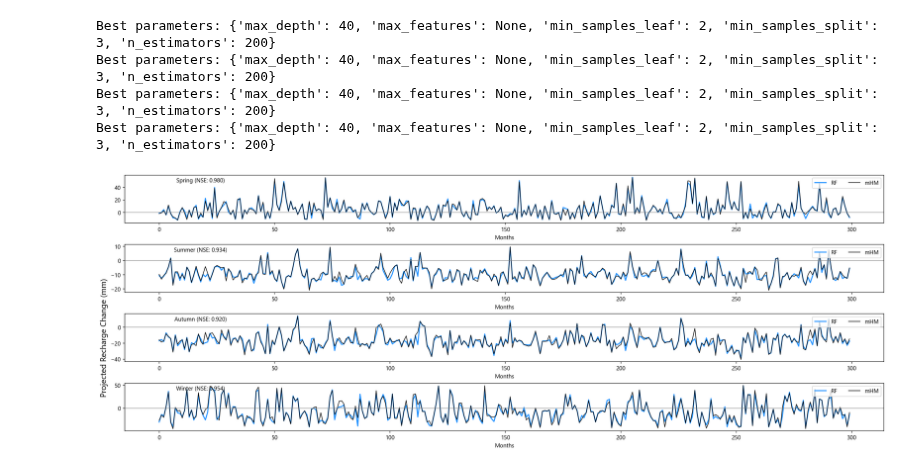
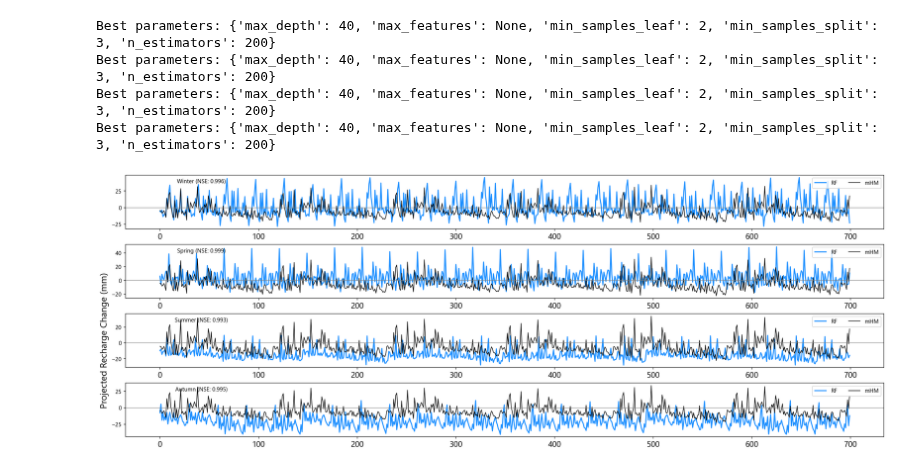
Before and after one commit to klekarkar/pre_post_process_mHM, a Jupyter notebook: recharge_attribution.ipynb, the cells around one changed output. Saved outputs shown, nothing was run; the diff lists cells and outputs as text; code cells hidden in the pictures.

Commit message:
random selection

```diff
--- a/recharge_attribution.ipynb
+++ b/recharge_attribution.ipynb
@@ -315,5 +344,3 @@ def extract_season_df(df_regions, season):
 # %%
-df_summer = extract_season_df(df_regions, 'summer')
-df_spring = extract_season_df(df_regions, 'spring')
-df_winter = extract_season_df(df_regions, 'winter')
-df_autumn = extract_season_df(df_regions, 'autumn')
+seasons = ['winter', 'spring', 'summer', 'autumn']
+lagged_seasonal_df_list= extract_season_df(df_list_seasons, seasons)
@@ -340,37 +379,37 @@ df_autumn = extract_season_df(df_regions, 'autumn')
 # %% [markdown]
 #### RF for seasonal recharge
 # %%
-def rF_emulator(df_regions, region_names):
+def rF_emulator(df_train, region_names, y_test):
     """
     Build Random Forest emulator for seasonal recharge attribution.
 
     Parameters
     ----------
-    df_regions : pd.DataFrame
+    df_train : pd.DataFrame
         DataFrame containing columns 'wa', 'pet', 'pre', 'recharge', 'roi' and 'season'.
     region_names : list of str
         All regions, or a specific region name in 'roi' column.
+    y_test : array-like
+        True values for testing.
     Returns
     -------
     dict
         Dictionary containing trained Random Forest models for each season.
 
     """
-    df_regions = df_regions[df_regions['roi'].isin(region_names)]
+    df_region = df_train[df_train['roi'].isin(region_names)]
 
     seasonal_emulators = {}
 
-    for season in df_regions['season'].unique():
-
-        df_season = extract_season_df(df_regions, season)
-
+    for season in df_region['season'].unique():
+        df_season = df_region[df_region['season'] == season]
         #Add lagged water availability
         df_season = df_season.copy()
         X = df_season[['pet', 'pre', 'wa_lag1']].values
         y = df_season['recharge'].values
 
         # Split the data into training and testing sets
-        X_train, X_test, y_train, y_test = train_test_split(X, y, test_size=0.4, random_state=42)
+        # X_train, X_test, y_train, y_test = train_test_split(X, y, test_size=0.4, random_state=42)
 
         param_grid = {
             'n_estimators': [200],        # Number of trees in the forest
@@ -389,7 +428,8 @@ def rF_emulator(df_regions, region_names):
         )
 
         # Fit the model
-        grid_search.fit(X_train, y_train)
+        # grid_search.fit(X_train, y_train)
+        grid_search.fit(X, y) #since we have already separated train and test data
 
         best_params = grid_search.best_params_
         best_model = grid_search.best_estimator_
@@ -397,13 +437,13 @@ def rF_emulator(df_regions, region_names):
         print(f"Best parameters: {best_params}")
 
         # Make predictions with the best model
-        y_pred = best_model.predict(X_test)
+        y_pred = best_model.predict(X)
 
         # Calculate the performance metrics
         # mse = mean_squared_error(y_test, y_pred)
         # rmse = np.sqrt(mse)
-        r2 = r2_score(y_test, y_pred)
-        nse = 1 - (np.sum((y_test - y_pred)**2) / np.sum((y_test - y_test.mean())**2))
+        r2 = r2_score(y, y_pred)
+        nse = 1 - (np.sum((y - y_pred)**2) / np.sum((y - y.mean())**2))
 
         seasonal_emulators[season] = {
             'model': best_model,
@@ -434,6 +457,7 @@ df_regions
 # %%
-region_names = ['Ardennen', 'Ardennen_L', ]  # or subset
-seasonal_emulators = rF_emulator(df_regions, region_names)
+region_names = ['Ardennen', 'Ardennen_L']
+y_test = df_test['recharge'].values
+seasonal_emulators = rF_emulator(df_train=df_train, region_names=region_names, y_test=y_test)
 # %% [output]
 Best parameters: {'max_depth': 40, 'max_features': None, 'min_samples_leaf': 2, 'min_samples_split': 3, 'n_estimators': 200}
 Best parameters: {'max_depth': 40, 'max_features': None, 'min_samples_leaf': 2, 'min_samples_split': 3, 'n_estimators': 200}
@@ -442,26 +466,26 @@ Best parameters: {'max_depth': 40, 'max_features': None, 'min_samples_leaf': 2,
 # %%
 #plot the results vs the observed values
 fig, ax = plt.subplots(4, 1, figsize=(19, 6.7), dpi=150, constrained_layout=True)
 #add ax spacing
 
 for season, results in seasonal_emulators.items():
     y_pred = results['y_pred']
     y_test = results['y_test']
     nse = results['nse']
     #plot in the corresponding subplot
     ax_idx = list(seasonal_emulators.keys()).index(season)
     plt.sca(ax[ax_idx])
-    plt.plot(y_pred[400:700], color='dodgerblue', lw=1.8, label='RF')
-    plt.plot(y_test[400:700], color='k', lw=1.0, label='mHM')
+    plt.plot(y_pred[0:700], color='dodgerblue', lw=1.8, label='RF')
+    plt.plot(y_test[0:700], color='k', lw=1.0, label='mHM')
     plt.axhline(0, color='gray', lw=0.8)
     plt.text(0.1, 0.85, f"{season.capitalize()} (NSE: {nse:.3f})", transform=plt.gca().transAxes, ha='center')
-    plt.xlabel('Months')
+    plt.xticks(fontsize=14)
     #label y-axis for the middle plots only
     if ax_idx == 2:
-        plt.ylabel('Projected Recharge Change (mm)', fontsize=14)
+        plt.ylabel('Projected Recharge Change (mm)', fontsize=16)
     plt.legend(ncol=2, loc='upper right')
 # %% [output]
-[figure, old version]
+[figure, new version]
 # %%
 feature_names = ['pet', 'pre', 'wa_lag1']
 
```
Also changed, not shown: parts of 17 cells of this notebook.
